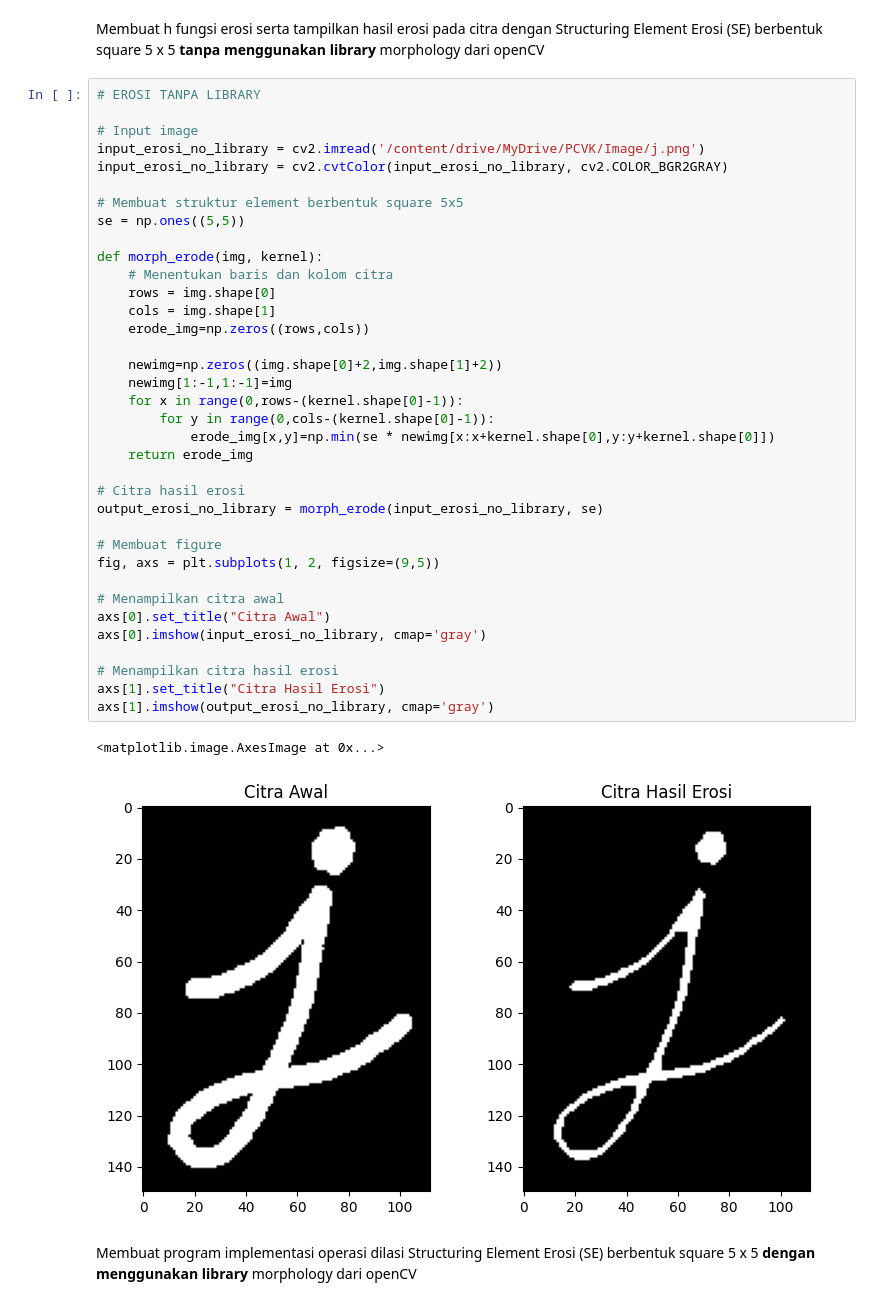
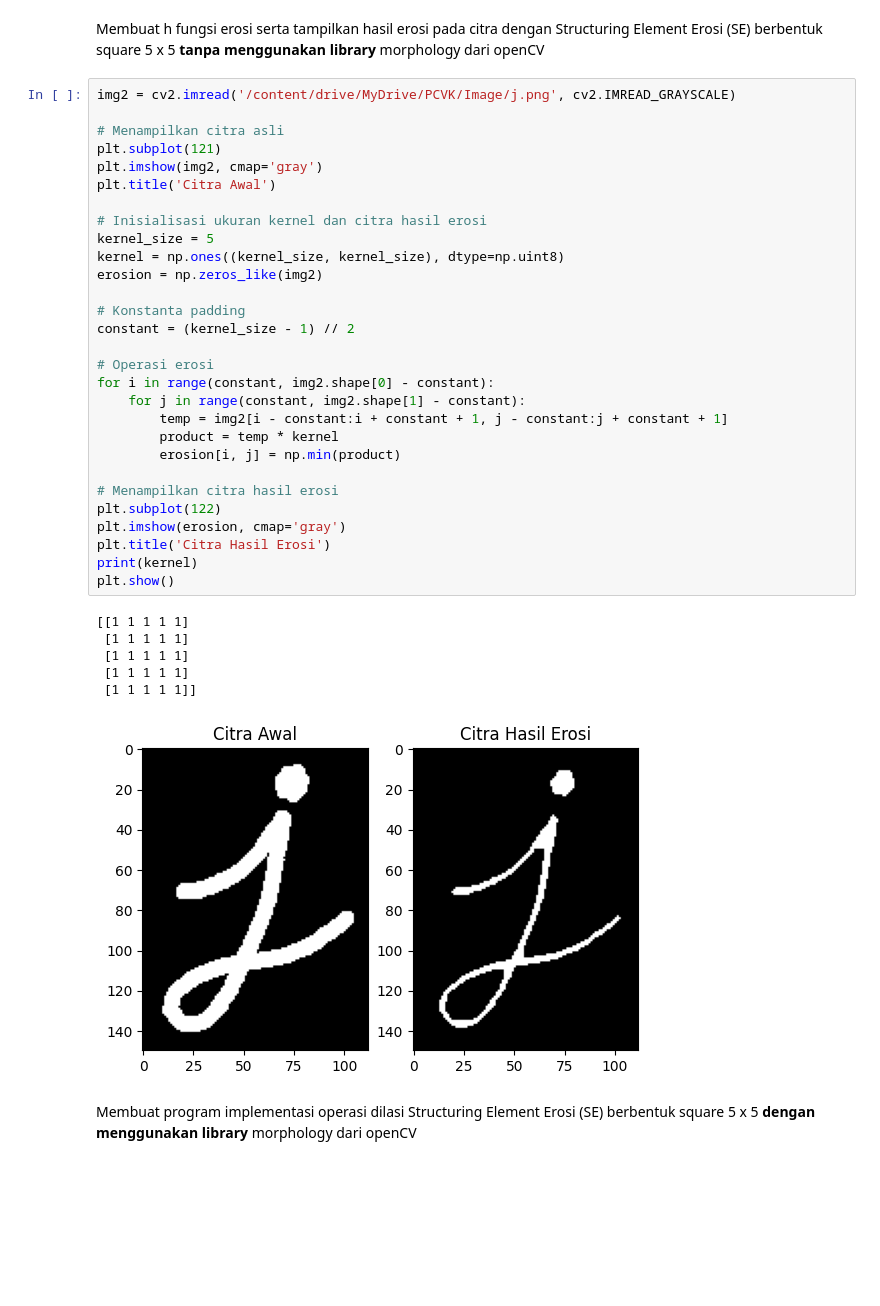
Before and after one commit to SitiZumarohdf/PCVK_Genap_2023, a Jupyter notebook: Week_9.ipynb, the cells around one changed output. Cells and saved outputs as stored; diff of their text form; blank space fills up the shorter version.

```diff
--- a/Week_9.ipynb
+++ b/Week_9.ipynb
@@ -96,45 +80,42 @@ axs[1].imshow(output_dilasi_with_library)
 Membuat h fungsi erosi serta tampilkan hasil erosi pada citra dengan Structuring Element
 Erosi (SE) berbentuk square 5 x 5 **tanpa menggunakan library** morphology dari
 openCV
-# %%
-# EROSI TANPA LIBRARY
-
-# Input image
-input_erosi_no_library = cv2.imread('/content/drive/MyDrive/PCVK/Image/j.png')
-input_erosi_no_library = cv2.cvtColor(input_erosi_no_library, cv2.COLOR_BGR2GRAY)
-
-# Membuat struktur element berbentuk square 5x5
-se = np.ones((5,5))
-
-def morph_erode(img, kernel):
-    # Menentukan baris dan kolom citra
-    rows = img.shape[0]
-    cols = img.shape[1]
-    erode_img=np.zeros((rows,cols))
-
-    newimg=np.zeros((img.shape[0]+2,img.shape[1]+2))
-    newimg[1:-1,1:-1]=img
-    for x in range(0,rows-(kernel.shape[0]-1)):
-        for y in range(0,cols-(kernel.shape[0]-1)):
-            erode_img[x,y]=np.min(se * newimg[x:x+kernel.shape[0],y:y+kernel.shape[0]])
-    return erode_img
-
-# Citra hasil erosi
-output_erosi_no_library = morph_erode(input_erosi_no_library, se)
-
-# Membuat figure
-fig, axs = plt.subplots(1, 2, figsize=(9,5))
-
-# Menampilkan citra awal
-axs[0].set_title("Citra Awal")
-axs[0].imshow(input_erosi_no_library, cmap='gray')
-
-# Menampilkan citra hasil erosi
-axs[1].set_title("Citra Hasil Erosi")
-axs[1].imshow(output_erosi_no_library, cmap='gray')
-# %% [output]
-<matplotlib.image.AxesImage at 0x...>
-[figure, removed]
+# %%
+img2 = cv2.imread('/content/drive/MyDrive/PCVK/Image/j.png', cv2.IMREAD_GRAYSCALE)
+
+# Menampilkan citra asli
+plt.subplot(121)
+plt.imshow(img2, cmap='gray')
+plt.title('Citra Awal')
+
+# Inisialisasi ukuran kernel dan citra hasil erosi
+kernel_size = 5
+kernel = np.ones((kernel_size, kernel_size), dtype=np.uint8)
+erosion = np.zeros_like(img2)
+
+# Konstanta padding
+constant = (kernel_size - 1) // 2
+
+# Operasi erosi
+for i in range(constant, img2.shape[0] - constant):
+    for j in range(constant, img2.shape[1] - constant):
+        temp = img2[i - constant:i + constant + 1, j - constant:j + constant + 1]
+        product = temp * kernel
+        erosion[i, j] = np.min(product)
+
+# Menampilkan citra hasil erosi
+plt.subplot(122)
+plt.imshow(erosion, cmap='gray')
+plt.title('Citra Hasil Erosi')
+print(kernel)
+plt.show()
+# %% [output]
+[[1 1 1 1 1]
+ [1 1 1 1 1]
+ [1 1 1 1 1]
+ [1 1 1 1 1]
+ [1 1 1 1 1]]
+[figure, added]
 # %% [markdown]
 Membuat program implementasi operasi dilasi Structuring Element Erosi (SE) berbentuk
 square 5 x 5 **dengan menggunakan library** morphology dari openCV
```
Also changed, not shown: parts of 20 cells of this notebook.
